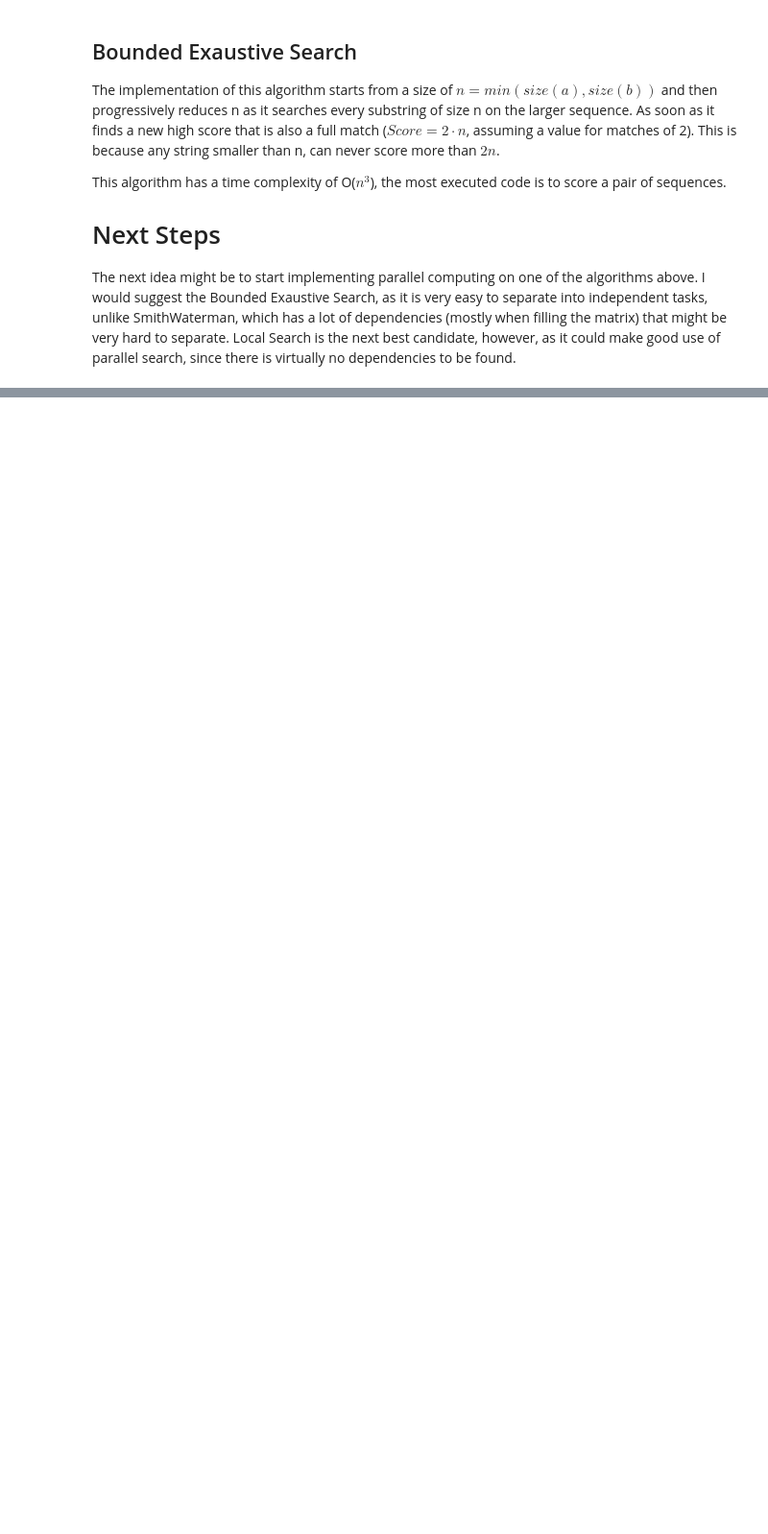
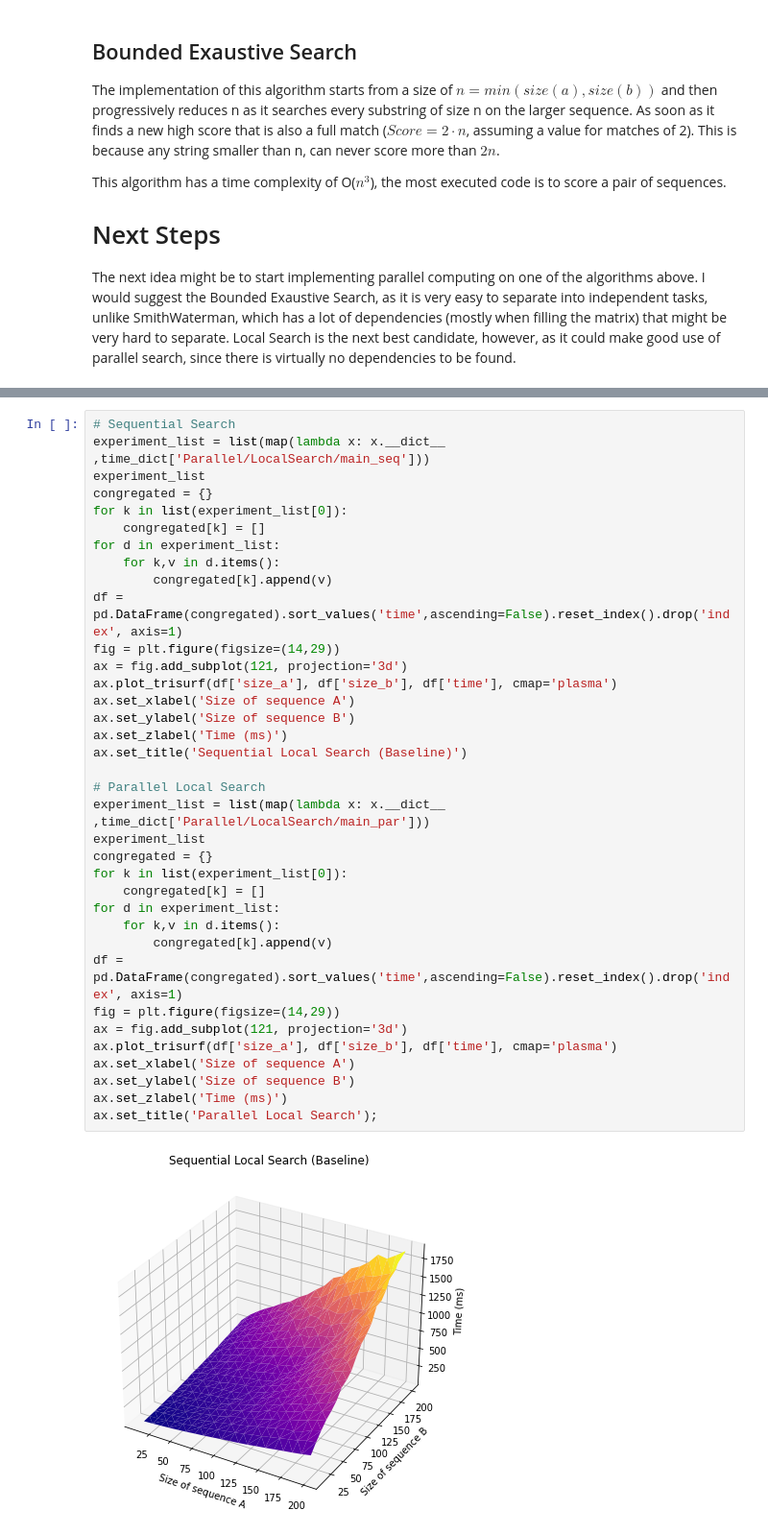
Before and after one commit to CEDipEngineering/Supercomp, a Jupyter notebook: DNAProject/analyser.ipynb, the cells around one changed output, grey strips where cells are left out. Shown: that part at 96% size. Saved outputs shown, nothing was run; the diff lists cells and outputs as text; blank space fills up the shorter version.

Commit message:
More complete multicore LocalSearch analysis and implementation.

```diff
--- a/DNAProject/analyser.ipynb
+++ b/DNAProject/analyser.ipynb
@@ -227,0 +256,38 @@ CAAAGGTTTC-GTCGCCGGTCTTCTG--GGGGAGTCATT-GCATGCCTCTA-T-G-CT-CTAGGAG-A-TACTA--GT-C
+# %%
+# Sequential Search
+experiment_list = list(map(lambda x: x.__dict__ ,time_dict['Parallel/LocalSearch/main_seq']))
+experiment_list
+congregated = {}
+for k in list(experiment_list[0]):
+    congregated[k] = []
+for d in experiment_list:
+    for k,v in d.items():
+        congregated[k].append(v)
+df = pd.DataFrame(congregated).sort_values('time',ascending=False).reset_index().drop('index', axis=1)
+fig = plt.figure(figsize=(14,29))
+ax = fig.add_subplot(121, projection='3d')
+ax.plot_trisurf(df['size_a'], df['size_b'], df['time'], cmap='plasma')
+ax.set_xlabel('Size of sequence A')
+ax.set_ylabel('Size of sequence B')
+ax.set_zlabel('Time (ms)')
+ax.set_title('Sequential Local Search (Baseline)')
+
+# Parallel Local Search
+experiment_list = list(map(lambda x: x.__dict__ ,time_dict['Parallel/LocalSearch/main_par']))
+experiment_list
+congregated = {}
+for k in list(experiment_list[0]):
+    congregated[k] = []
+for d in experiment_list:
+    for k,v in d.items():
+        congregated[k].append(v)
+df = pd.DataFrame(congregated).sort_values('time',ascending=False).reset_index().drop('index', axis=1)
+fig = plt.figure(figsize=(14,29))
+ax = fig.add_subplot(121, projection='3d')
+ax.plot_trisurf(df['size_a'], df['size_b'], df['time'], cmap='plasma')
+ax.set_xlabel('Size of sequence A')
+ax.set_ylabel('Size of sequence B')
+ax.set_zlabel('Time (ms)')
+ax.set_title('Parallel Local Search');
+# %% [output]
+[figure, added]
```
Also changed, not shown: parts of 3 cells of this notebook, 11 other files.
